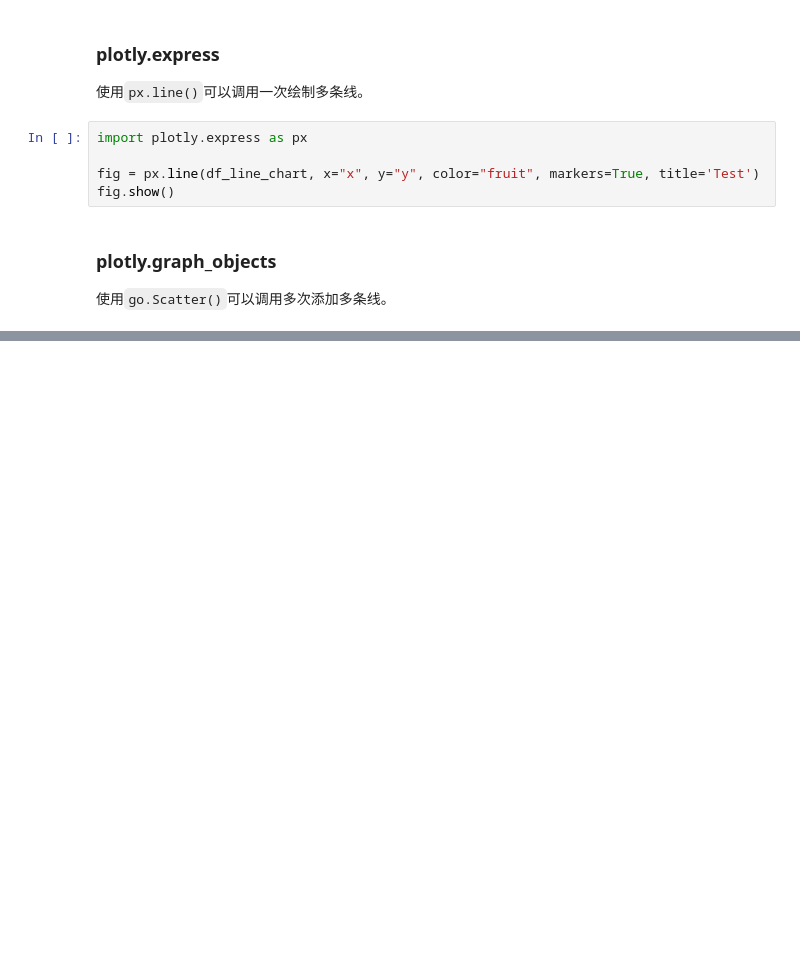
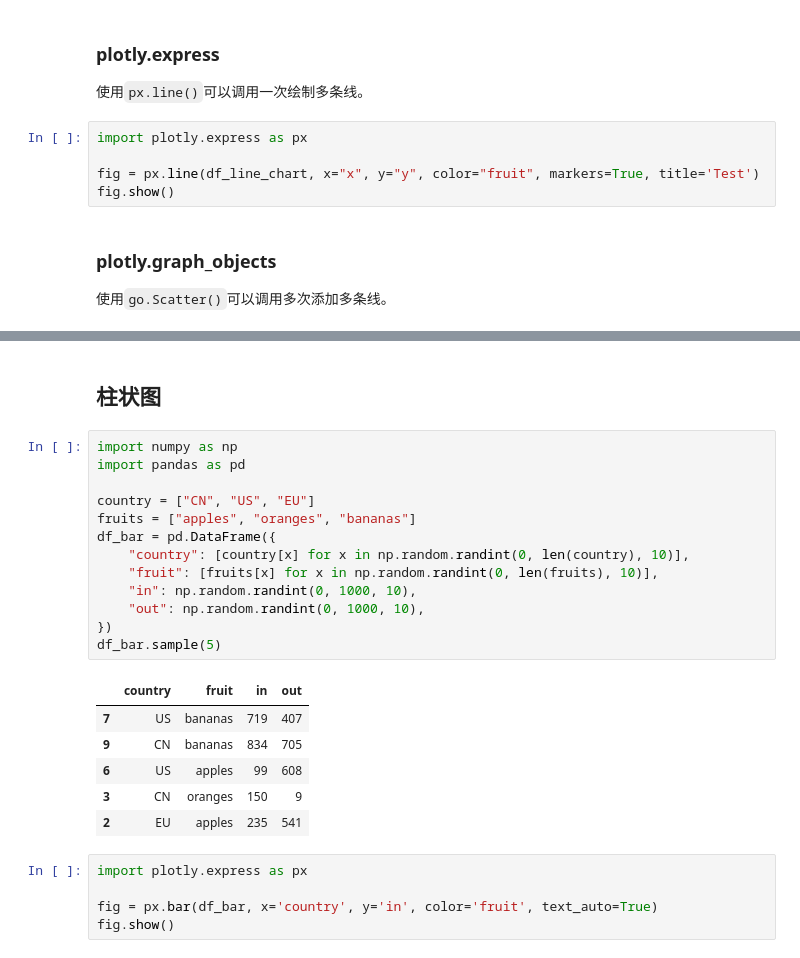
Before and after one commit to tcfh2016/knowledge-map, a Jupyter notebook: Techs/data-science/visualization/plotly/plotly.ipynb, the cells around one changed output, grey strips where cells are left out. Drawn from its saved outputs; the diff is of its cells as text; blank space fills up the shorter version.

Commit message:
update plotly.

```diff
--- a/Techs/data-science/visualization/plotly/plotly.ipynb
+++ b/Techs/data-science/visualization/plotly/plotly.ipynb
@@ -76,0 +75,27 @@ NameError: name 'df_line_chart' is not defined
+# %% [markdown]
+## 柱状图
+# %%
+import numpy as np
+import pandas as pd
+
+country = ["CN", "US", "EU"]
+fruits = ["apples", "oranges", "bananas"]
+df_bar = pd.DataFrame({
+    "country": [country[x] for x in np.random.randint(0, len(country), 10)],
+    "fruit": [fruits[x] for x in np.random.randint(0, len(fruits), 10)],
+    "in": np.random.randint(0, 1000, 10),
+    "out": np.random.randint(0, 1000, 10),
+})
+df_bar.sample(5)
+# %% [output]
+|  | country | fruit | in | out |
+| 7 | US | bananas | 719 | 407 |
+| 9 | CN | bananas | 834 | 705 |
+| 6 | US | apples | 99 | 608 |
+| 3 | CN | oranges | 150 | 9 |
+| 2 | EU | apples | 235 | 541 |
+# %%
+import plotly.express as px
+
+fig = px.bar(df_bar, x='country', y='in', color='fruit', text_auto=True)
+fig.show()
```
Also changed, not shown: parts of 3 cells of this notebook, 1 other file.
